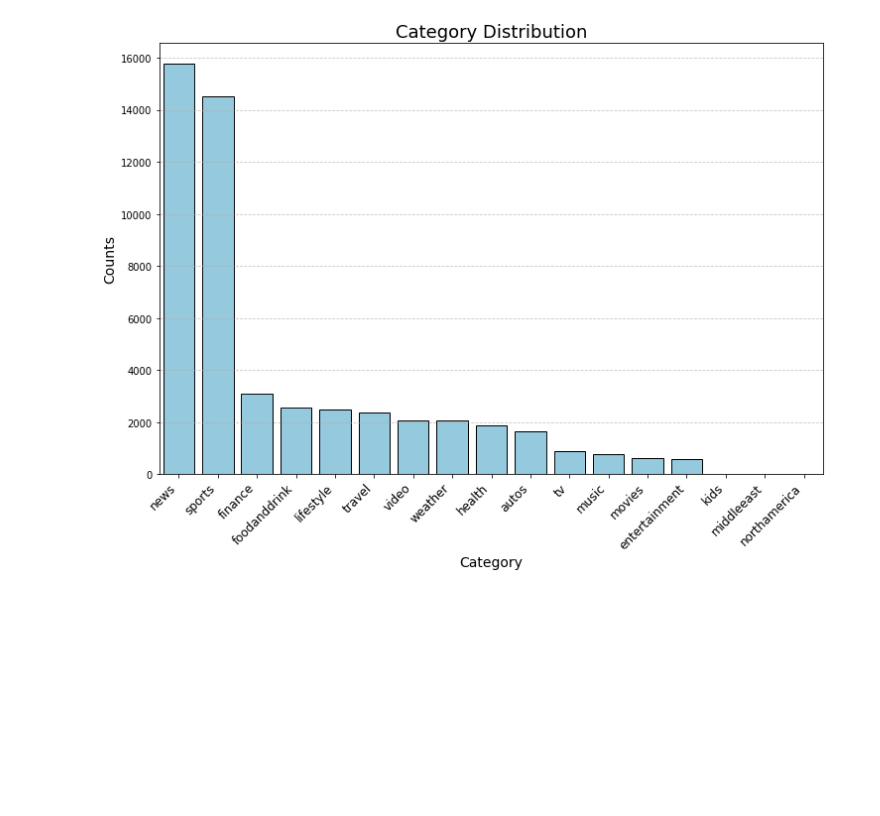
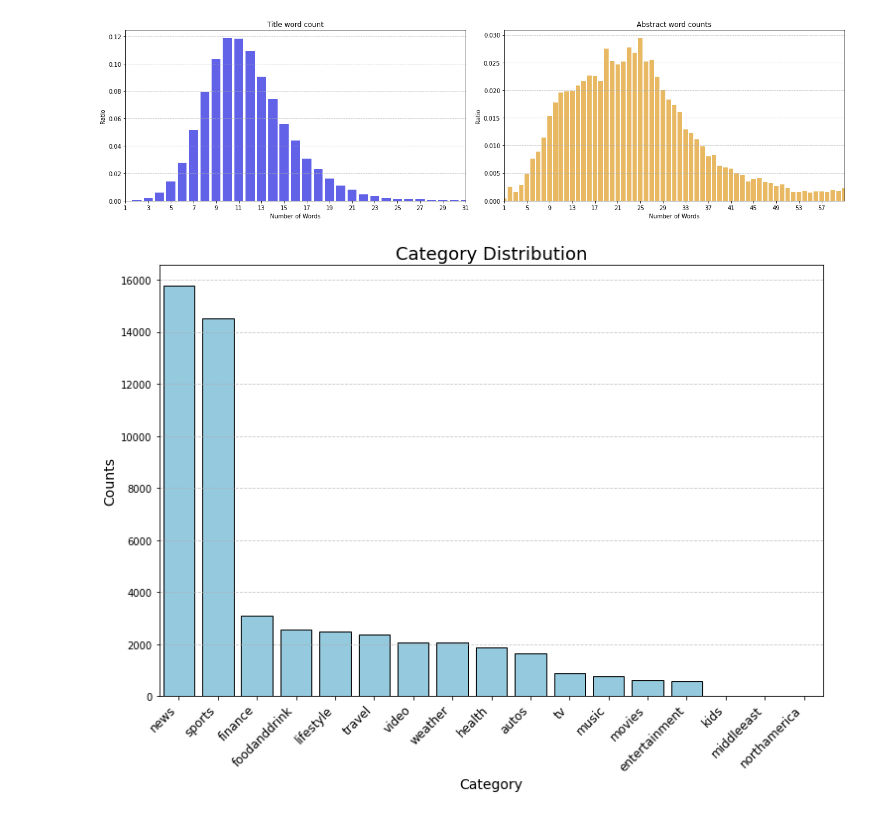
Before and after one commit to greyluo/News-Recommender, a Jupyter notebook: EDA.ipynb, the cells around one changed output. Cells and saved outputs as stored; diff of their text form; code cells hidden in the pictures; blank space fills up the shorter version.

```diff
--- a/EDA.ipynb
+++ b/EDA.ipynb
@@ -10,0 +11,35 @@ category_counts = news["Category"].value_counts()
+# %%
+text_data = news['Title']
+word_counts = text_data.apply(lambda x: len(word_tokenize(x)))
+word_count_distribution = word_counts.value_counts()
+
+# Normalize the counts
+normalized_counts = word_count_distribution / word_count_distribution.sum()
+text_data = news['Abstract'].dropna()
+word_counts = text_data.apply(lambda x: len(word_tokenize(x)))
+word_count_distribution = word_counts.value_counts()
+normalized_counts_abstract = word_count_distribution / word_count_distribution.sum()
+# %%
+fig, axes = plt.subplots(1, 2, figsize=(18, 5))
+
+# Plot for 'text_column'
+sns.barplot(x=normalized_counts.index, y=normalized_counts, color='blue', alpha=0.7, ax=axes[0])
+axes[0].set_title('Title word count')
+axes[0].set_xlabel('Number of Words')
+axes[0].set_ylabel('Ratio')
+axes[0].set_xlim(0, 30)
+axes[0].set_xticks(range(0, 31, 2))
+axes[0].grid(axis='y', linestyle='--', alpha=0.7)
+
+# Plot for 'abstract_column'
+sns.barplot(x=normalized_counts_abstract.index, y=normalized_counts_abstract, color='orange', alpha=0.7, ax=axes[1])
+axes[1].set_title('Abstract word counts')
+axes[1].set_xlabel('Number of Words')
+axes[1].set_ylabel('Ratio')
+axes[1].set_xlim(0, 60)
+axes[1].set_xticks(range(0, 60, 4))
+axes[1].grid(axis='y', linestyle='--', alpha=0.7)
+plt.tight_layout()
+plt.show()
+# %% [output]
+[figure, added]
```
Also changed, not shown: parts of 5 cells of this notebook.
